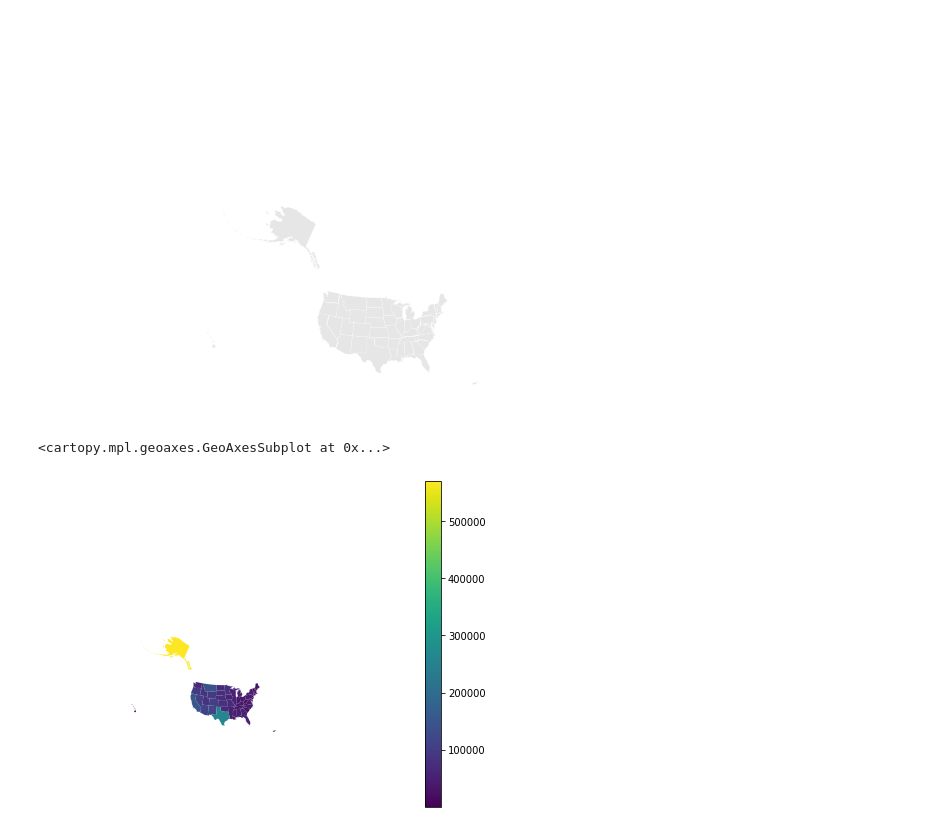
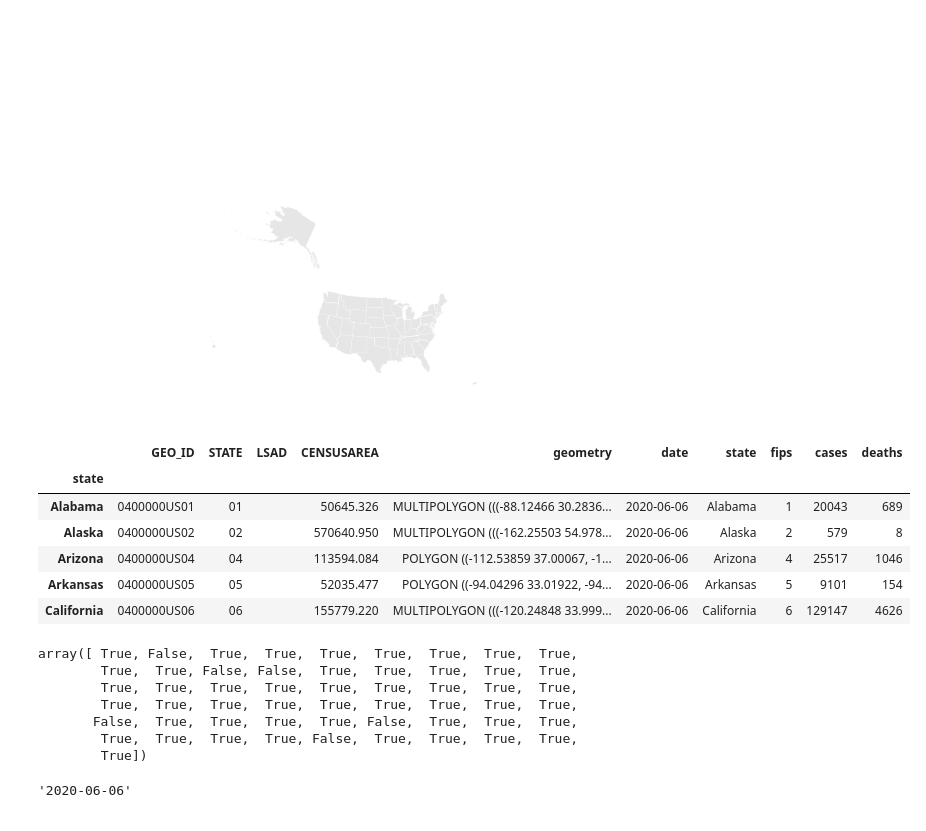
Before and after one commit to charlesbmi/python-examples, a Jupyter notebook: plotting/covid_usa.ipynb, the cells around one changed output. Drawn from its saved outputs; the diff is of its cells as text; code cells hidden in the pictures.

```diff
--- a/plotting/covid_usa.ipynb
+++ b/plotting/covid_usa.ipynb
@@ -112,17 +113,34 @@ gplt.polyplot(usa,
 # %% [output]
 <cartopy.mpl.geoaxes.GeoAxesSubplot at 0x...>
 [figure]
-# %%
-# Get ready to merge datasets
-# usa.rename({'NAME' : 'state'}, inplace=True)
-# recent_state_df
-
-gplt.choropleth(
-    usa, hue='CENSUSAREA', # scheme=scheme,
-    projection=proj,
-    cmap='viridis',
-    legend=True,
-)
-# %% [output]
-<cartopy.mpl.geoaxes.GeoAxesSubplot at 0x...>
-[figure, removed]
+# %%
+# Get ready to merge datasets
+# Merge datasets
+merged_df = usa.merge(recent_state_df, left_index=True, right_index=True, how='outer')
+merged_df.head()
+# %% [output]
+|  | GEO_ID | STATE | LSAD | CENSUSAREA | geometry | date | state | fips | cases | deaths |
+| state |  |  |  |  |  |  |  |  |  |  |
+| Alabama | 0400000US01 | 01 |  | 50645.326 | MULTIPOLYGON (((-88.12466 30.2836... | 2020-06-06 | Alabama | 1 | 20043 | 689 |
+| Alaska | 0400000US02 | 02 |  | 570640.950 | MULTIPOLYGON (((-162.25503 54.978... | 2020-06-06 | Alaska | 2 | 579 | 8 |
+| Arizona | 0400000US04 | 04 |  | 113594.084 | POLYGON ((-112.53859 37.00067, -1... | 2020-06-06 | Arizona | 4 | 25517 | 1046 |
+| Arkansas | 0400000US05 | 05 |  | 52035.477 | POLYGON ((-94.04296 33.01922, -94... | 2020-06-06 | Arkansas | 5 | 9101 | 154 |
+| California | 0400000US06 | 06 |  | 155779.220 | MULTIPOLYGON (((-120.24848 33.999... | 2020-06-06 | California | 6 | 129147 | 4626 |
+# %%
+mask = merged_df.index.isin(contiguous_usa.state)
+mask
+# %% [output]
+array([ True, False,  True,  True,  True,  True,  True,  True,  True,
+        True,  True, False, False,  True,  True,  True,  True,  True,
+        True,  True,  True,  True,  True,  True,  True,  True,  True,
+        True,  True,  True,  True,  True,  True,  True,  True,  True,
+       False,  True,  True,  True,  True, False,  True,  True,  True,
+        True,  True,  True,  True, False,  True,  True,  True,  True,
+        True])
+# %%
+# In theory, all dates should be the same.
+# Report the most common date as most-recent data
+date = merged_df.date.max()
+str(date.date())
+# %% [output]
+'2020-06-06'
```
Also changed, not shown: parts of 6 cells of this notebook.
